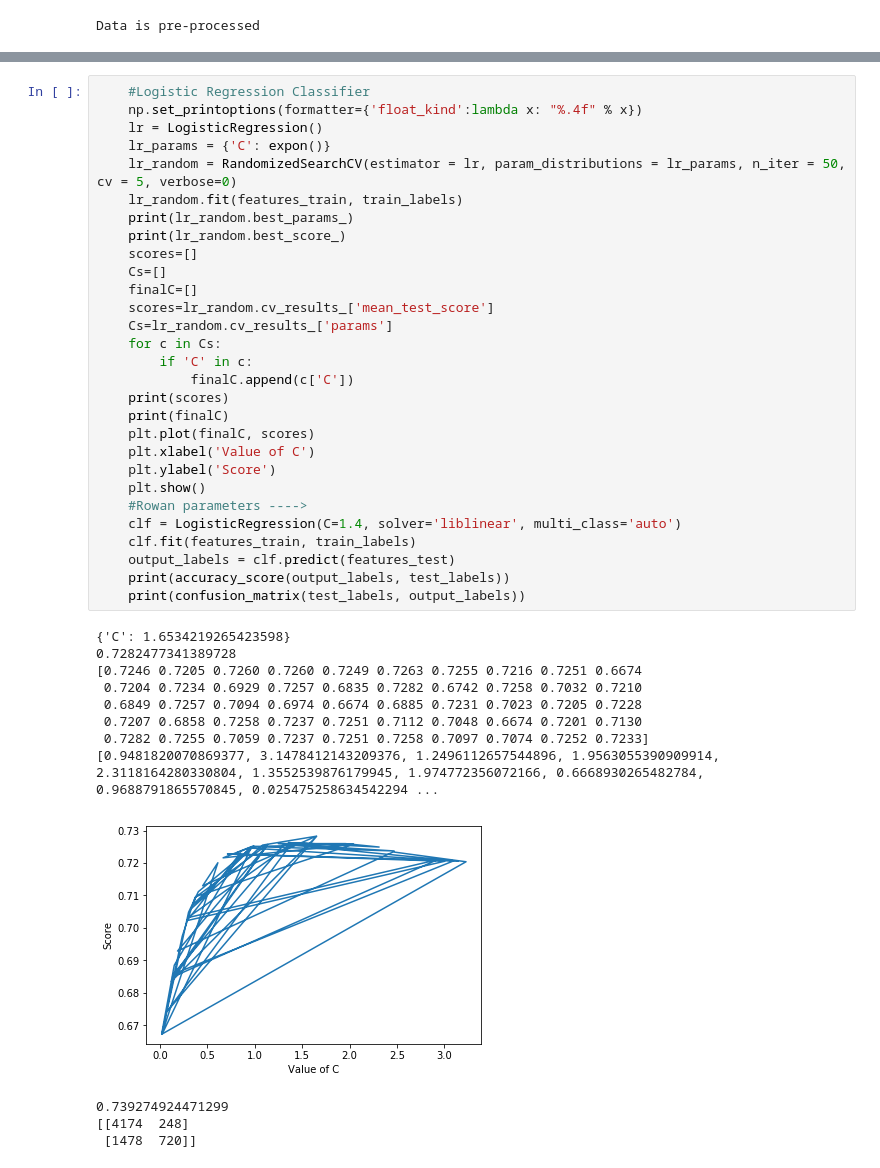
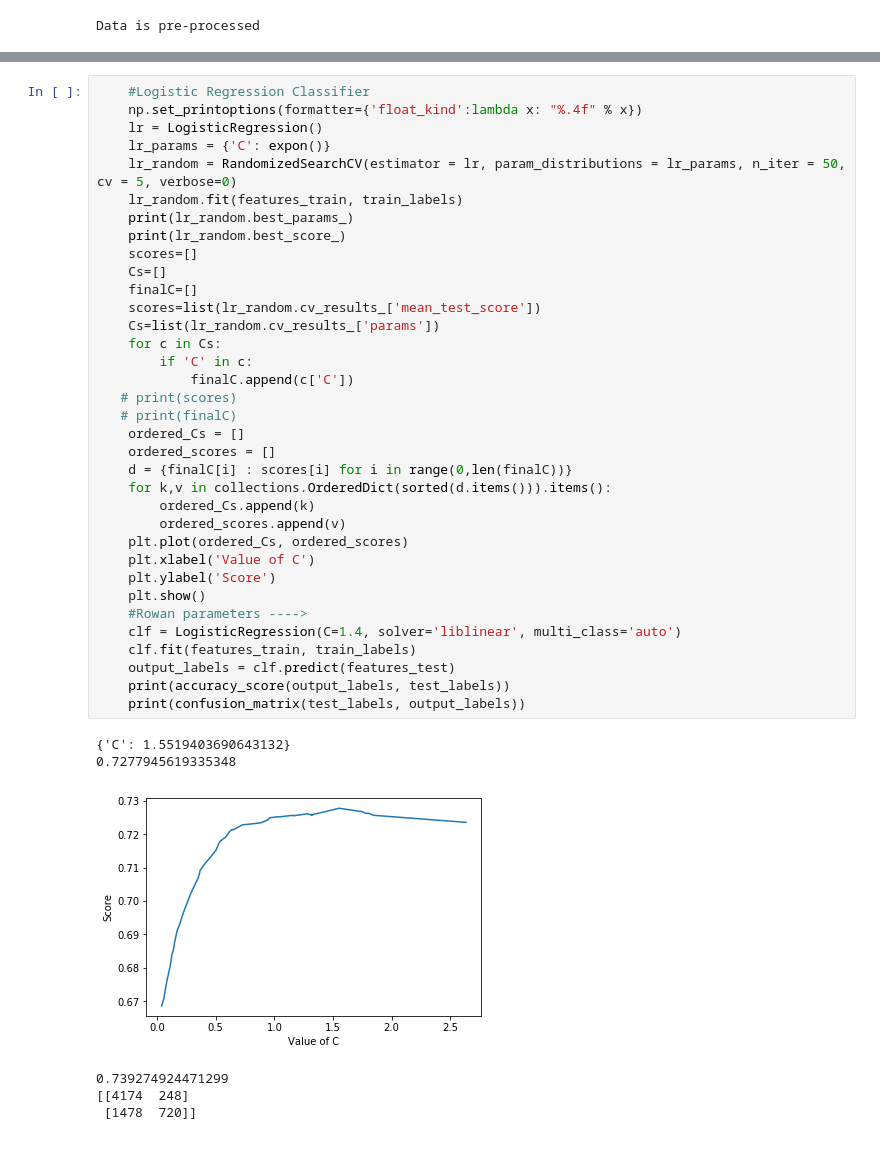
Before and after one commit to Merna177/Semeval-task6-, a Jupyter notebook: Classification.ipynb, the cells around one changed output, grey strips where cells are left out. Cells and saved outputs as stored; diff of their text form.

```diff
--- a/Classification.ipynb
+++ b/Classification.ipynb
@@ -132,42 +170,42 @@ Optimal C: 0.001
 # %%
     #Logistic Regression Classifier
     np.set_printoptions(formatter={'float_kind':lambda x: "%.4f" % x})
     lr = LogisticRegression()
     lr_params = {'C': expon()}
     lr_random = RandomizedSearchCV(estimator = lr, param_distributions = lr_params, n_iter = 50, cv = 5, verbose=0)
     lr_random.fit(features_train, train_labels)
     print(lr_random.best_params_)
     print(lr_random.best_score_)
     scores=[]
     Cs=[]
     finalC=[]
-    scores=lr_random.cv_results_['mean_test_score']
-    Cs=lr_random.cv_results_['params']
+    scores=list(lr_random.cv_results_['mean_test_score'])
+    Cs=list(lr_random.cv_results_['params'])
     for c in Cs:
         if 'C' in c:
             finalC.append(c['C'])
-    print(scores)
-    print(finalC)
-    plt.plot(finalC, scores)
+   # print(scores)
+   # print(finalC)
+    ordered_Cs = []
+    ordered_scores = []
+    d = {finalC[i] : scores[i] for i in range(0,len(finalC))}
+    for k,v in collections.OrderedDict(sorted(d.items())).items():
+        ordered_Cs.append(k)
+        ordered_scores.append(v)
+    plt.plot(ordered_Cs, ordered_scores)
     plt.xlabel('Value of C')
     plt.ylabel('Score')
     plt.show()
     #Rowan parameters ---->
     clf = LogisticRegression(C=1.4, solver='liblinear', multi_class='auto')
     clf.fit(features_train, train_labels)
     output_labels = clf.predict(features_test)
     print(accuracy_score(output_labels, test_labels))
     print(confusion_matrix(test_labels, output_labels))
 # %% [output]
-{'C': 1.6534219265423598}
-0.7282477341389728
-[0.7246 0.7205 0.7260 0.7260 0.7249 0.7263 0.7255 0.7216 0.7251 0.6674
- 0.7204 0.7234 0.6929 0.7257 0.6835 0.7282 0.6742 0.7258 0.7032 0.7210
- 0.6849 0.7257 0.7094 0.6974 0.6674 0.6885 0.7231 0.7023 0.7205 0.7228
- 0.7207 0.6858 0.7258 0.7237 0.7251 0.7112 0.7048 0.6674 0.7201 0.7130
- 0.7282 0.7255 0.7059 0.7237 0.7251 0.7258 0.7097 0.7074 0.7252 0.7233]
-[0.9481820070869377, 3.1478412143209376, 1.2496112657544896, 1.9563055390909914, 2.3118164280330804, 1.3552539876179945, 1.974772356072166, 0.6668930265482784, 0.9688791865570845, 0.025475258634542294 ...
+{'C': 1.5519403690643132}
+0.7277945619335348
-[figure, old version]
+[figure, new version]
 0.739274924471299
 [[4174  248]
  [1478  720]]
```
Also changed, not shown: parts of 6 cells of this notebook.
